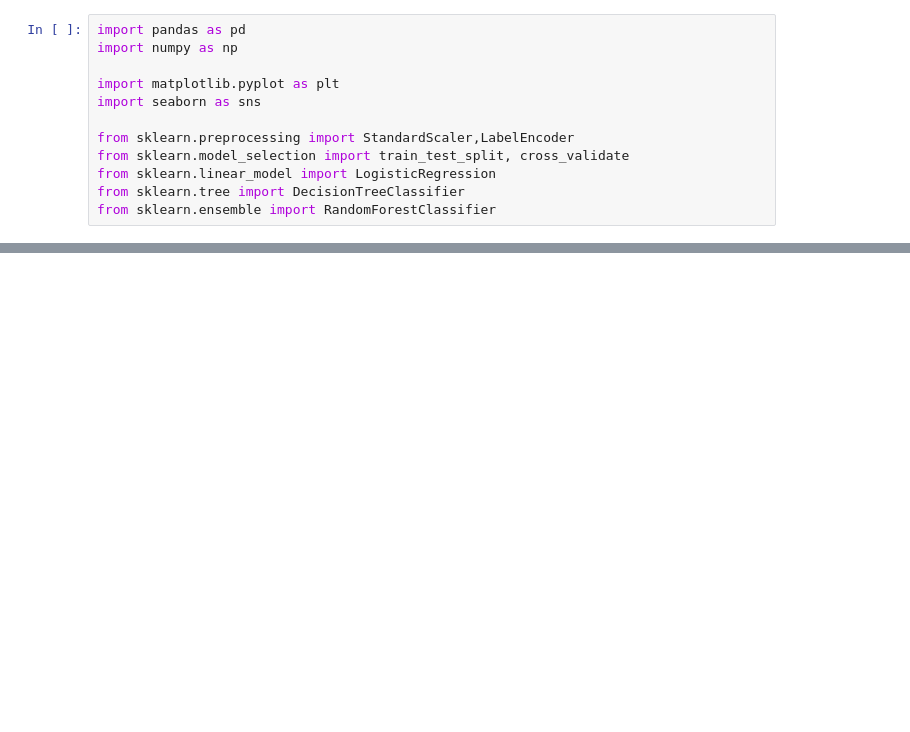
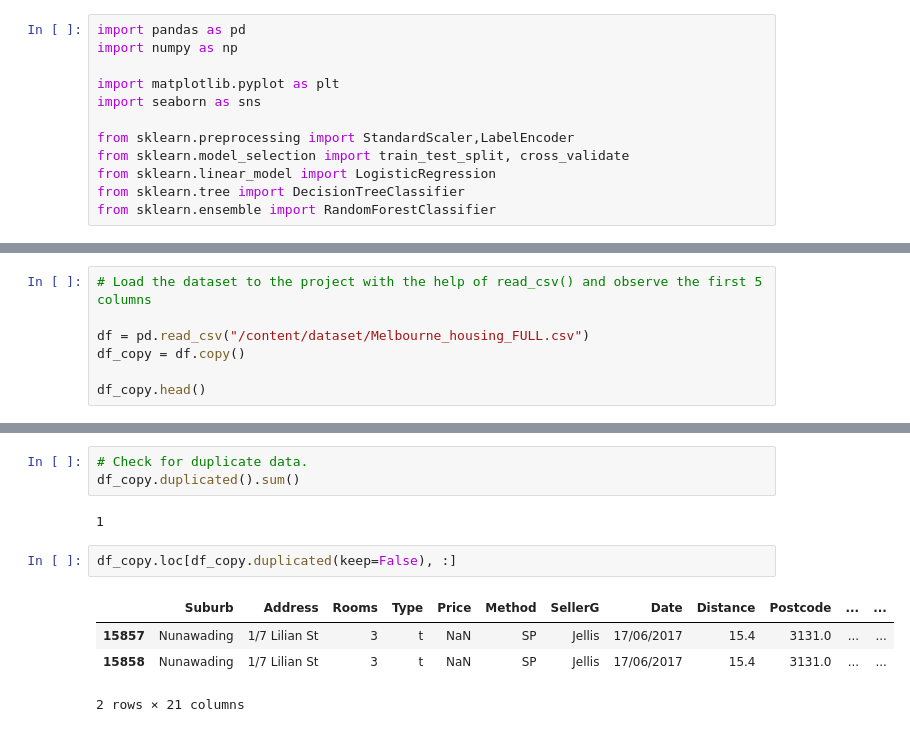
Before and after one commit to gr-uzun/melbourne-housing, a Jupyter notebook: melbourne_housing_project.ipynb, the cells around one changed output, grey strips where cells are left out. Drawn from its saved outputs; the diff is of its cells as text; blank space fills up the shorter version.

```diff
--- a/melbourne_housing_project.ipynb
+++ b/melbourne_housing_project.ipynb
@@ -87,0 +29,7 @@ df2.describe().T
+# %%
+# Load the dataset to the project with the help of read_csv() and observe the first 5 columns
+
+df = pd.read_csv("/content/dataset/Melbourne_housing_FULL.csv")
+df_copy = df.copy()
+
+df_copy.head()
@@ -87,0 +117,12 @@ df2.describe().T
+# %%
+# Check for duplicate data.
+df_copy.duplicated().sum()
+# %% [output]
+1
+# %%
+df_copy.loc[df_copy.duplicated(keep=False), :]
+# %% [output]
+|  | Suburb | Address | Rooms | Type | Price | Method | SellerG | Date | Distance | Postcode | ... | ... |
+| 15857 | Nunawading | 1/7 Lilian St | 3 | t | NaN | SP | Jellis | 17/06/2017 | 15.4 | 3131.0 | ... | ... |
+| 15858 | Nunawading | 1/7 Lilian St | 3 | t | NaN | SP | Jellis | 17/06/2017 | 15.4 | 3131.0 | ... | ... |
+2 rows × 21 columns
```
Also changed, not shown: parts of 19 cells of this notebook.
